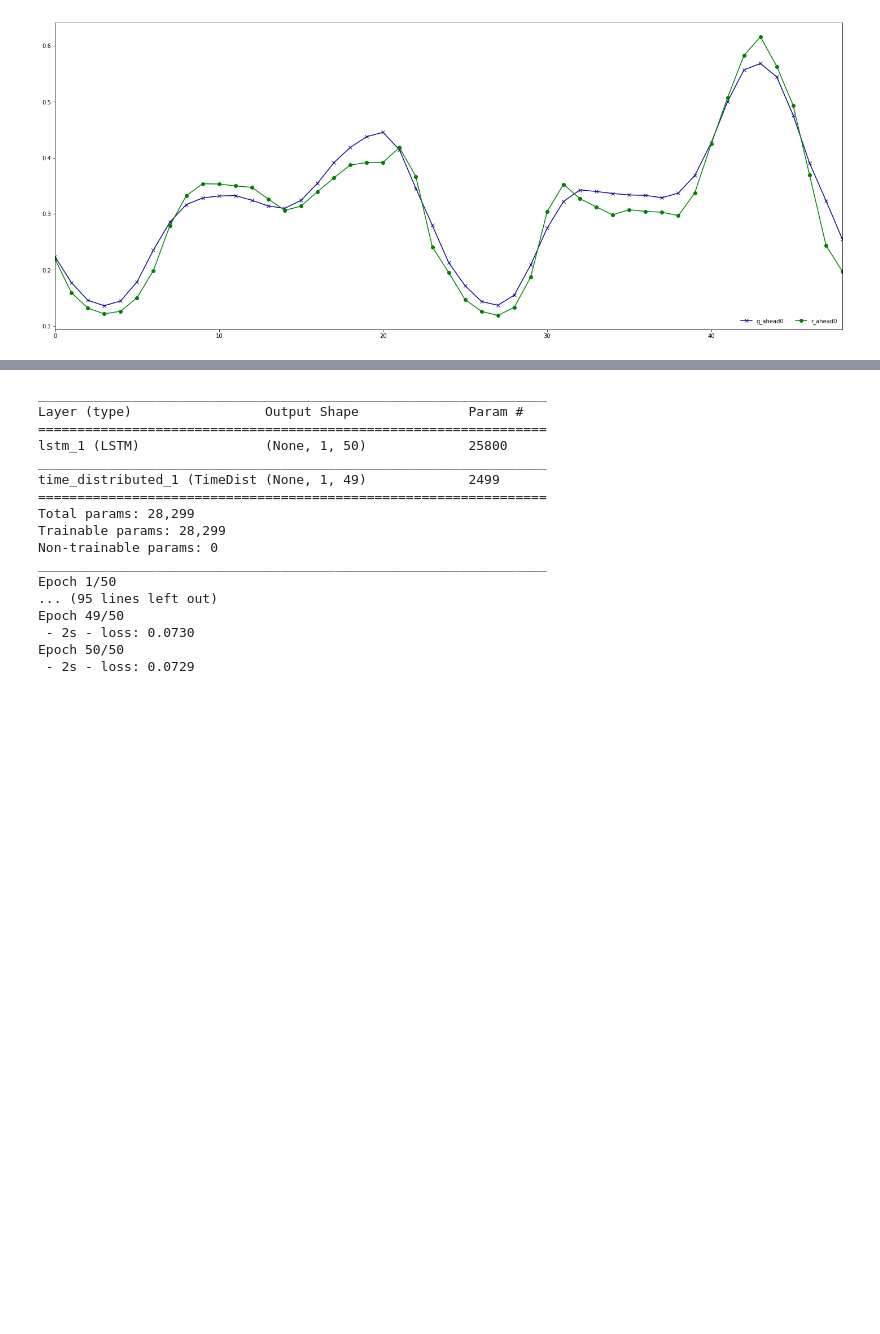
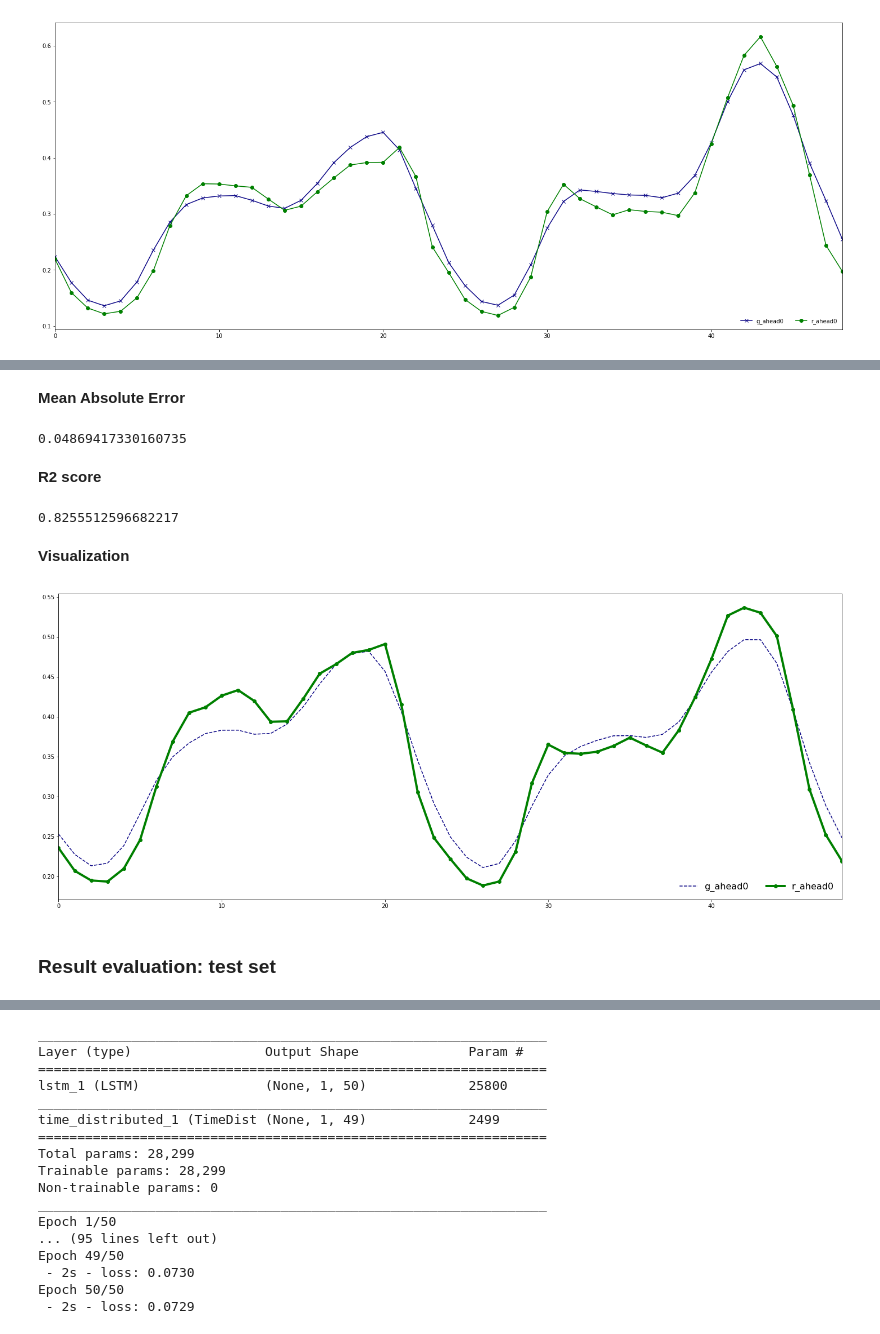
Before and after one commit to charlesfu4/MT, a Jupyter notebook: hourly_forecast.ipynb, the cells around one changed output, grey strips where cells are left out. Cells and saved outputs as stored; diff of their text form; code cells hidden in the pictures; blank space fills up the shorter version.

Commit message:
Performance Evaluation on Manual ML

```diff
--- a/hourly_forecast.ipynb
+++ b/hourly_forecast.ipynb
@@ -292,0 +173,6 @@ tpot_reg.export("400.py")
+# %%
+from sklearn.preprocessing import MinMaxScaler
+
+mmscaler = MinMaxScaler() ## will be used later in test set
+mmscaler.fit(ahead_w)
+st = mmscaler.transform(ahead_w)
@@ -292,0 +187,9 @@ tpot_reg.export("400.py")
+# %%
+# Tree based feature selection
+from sklearn.tree import ExtraTreeRegressor
+from sklearn.feature_selection import SelectFromModel
+reg = ExtraTreeRegressor(random_state=0).fit(ahead_w, ahead_e)
+model = SelectFromModel(reg, prefit=True)
+cols = model.get_support(indices=True)
+mt_feature = model.transform(ahead_w)
+cols ## the selected features column
@@ -485,0 +281,12 @@ plt.show()
+# %%
+from sklearn.ensemble import RandomForestRegressor
+from sklearn.model_selection import train_test_split
+
+X = mt_feature
+y = ahead_e
+
+train_X, val_X, train_y, val_y = train_test_split(X, y, train_size = 0.7, test_size = 0.3)
+
+#for i in range(50):
+rfr = RandomForestRegressor(max_depth=15, random_state=1, n_estimators=100)
+rfr.fit(train_X, train_y)
@@ -485,0 +301,2 @@ plt.show()
+# %%
+yhat = rfr.predict(val_X)
@@ -485,0 +312,36 @@ plt.show()
+# %% [markdown]
+**Mean Absolute Error**
+# %%
+from sklearn.metrics import mean_absolute_error
+mean_absolute_error(val_y, yhat)
+# %% [output]
+0.04869417330160735
+# %% [markdown]
+**R2 score**
+# %%
+from sklearn.metrics import r2_score
+r2_score(val_y, yhat)
+# %% [output]
+0.8255512596682217
+# %% [markdown]
+**Visualization**
+# %%
+## assignment
+real = val_y.to_numpy()
+guess = yhat
+real = real[:1,:49]
+guess = guess[:1,:49]
+rpdf = plot_df(real, "r")
+gpdf = plot_df(guess, "g")
+
+#plot
+ax = plt.gca()
+gpdf.plot(figsize=(25,10), colormap = 'plasma',style='--',legend = True, ax = ax)
+rpdf.plot(figsize=(25,10), color = 'g',style ='-o',legend = True, ax = ax, lw = 4)
+ax.legend(frameon=False, loc='lower right', ncol=6, prop={'size': 16})
+
+plt.show()
+# %% [output]
+[figure, added]
+# %% [markdown]
+### Result evaluation: test set
```
Also changed, not shown: parts of 99 cells of this notebook, 3 other files.
